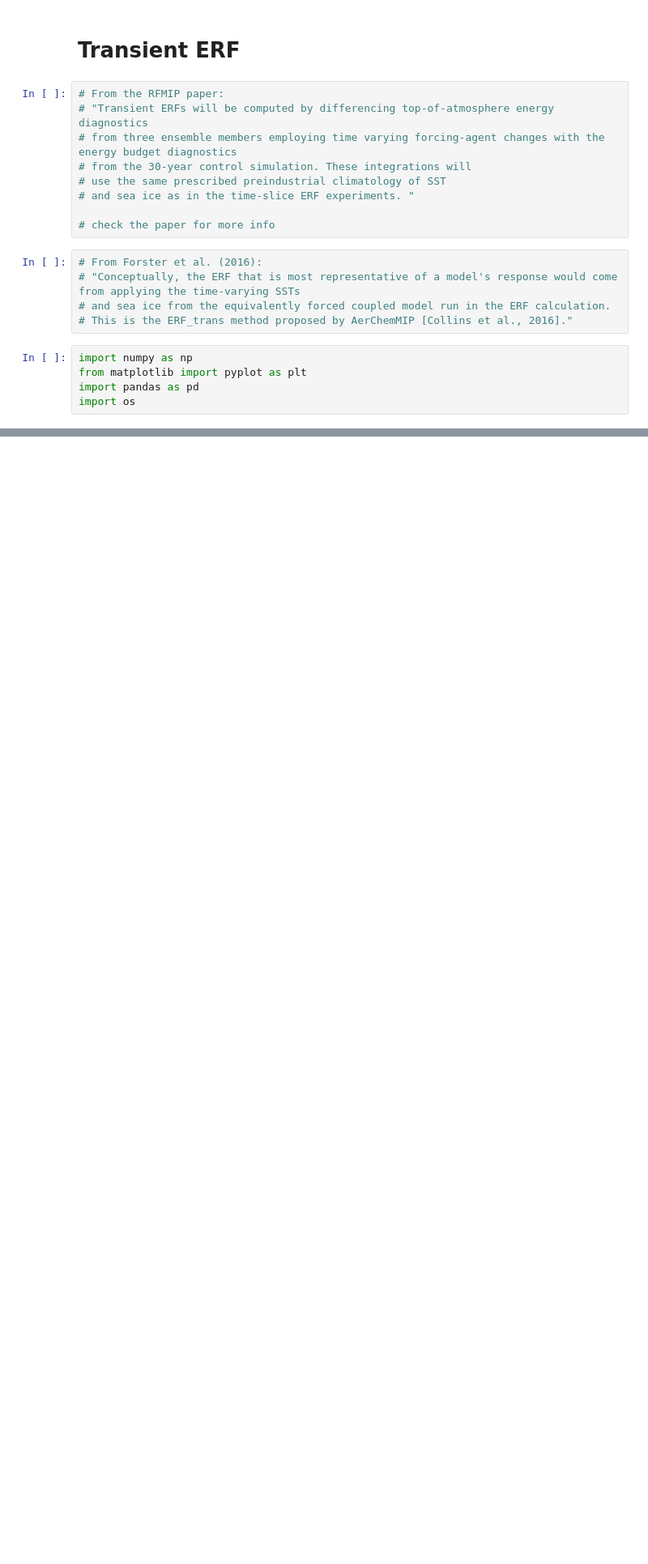
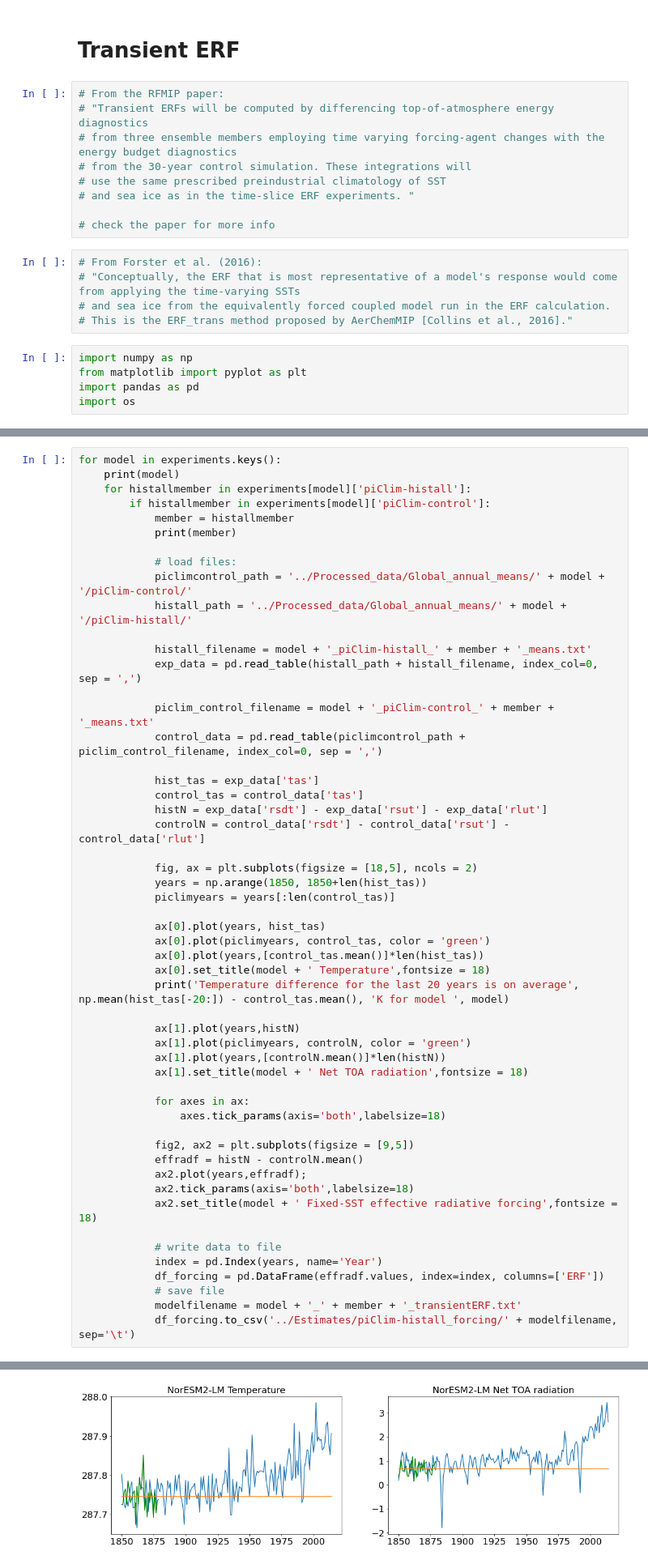
Before and after one commit to Hegebf/CMIP6-forcing, a Jupyter notebook: notebooks/TransientERF.ipynb, the cells around one changed output, grey strips where cells are left out. Shown at 81% size. Drawn from its saved outputs; the diff is of its cells as text; blank space fills up the shorter version.

Commit message:
Computed Transient ERF

```diff
--- a/notebooks/TransientERF.ipynb
+++ b/notebooks/TransientERF.ipynb
@@ -113,0 +138,54 @@ controlN.plot()
+# %%
+for model in experiments.keys():
+    print(model)
+    for histallmember in experiments[model]['piClim-histall']:
+        if histallmember in experiments[model]['piClim-control']:
+            member = histallmember
+            print(member)
+
+            # load files:
+            piclimcontrol_path = '../Processed_data/Global_annual_means/' + model + '/piClim-control/'
+            histall_path = '../Processed_data/Global_annual_means/' + model + '/piClim-histall/'
+
+            histall_filename = model + '_piClim-histall_' + member + '_means.txt'
+            exp_data = pd.read_table(histall_path + histall_filename, index_col=0, sep = ',')
+
+            piclim_control_filename = model + '_piClim-control_' + member + '_means.txt'
+            control_data = pd.read_table(piclimcontrol_path + piclim_control_filename, index_col=0, sep = ',')
+
+            hist_tas = exp_data['tas']
+            control_tas = control_data['tas']
+            histN = exp_data['rsdt'] - exp_data['rsut'] - exp_data['rlut']
+            controlN = control_data['rsdt'] - control_data['rsut'] - control_data['rlut']
+
+            fig, ax = plt.subplots(figsize = [18,5], ncols = 2)
+            years = np.arange(1850, 1850+len(hist_tas))
+            piclimyears = years[:len(control_tas)]
+
+            ax[0].plot(years, hist_tas)
+            ax[0].plot(piclimyears, control_tas, color = 'green')
+            ax[0].plot(years,[control_tas.mean()]*len(hist_tas))
+            ax[0].set_title(model + ' Temperature',fontsize = 18)
+            print('Temperature difference for the last 20 years is on average', np.mean(hist_tas[-20:]) - control_tas.mean(), 'K for model ', model)
+
+            ax[1].plot(years,histN)
+            ax[1].plot(piclimyears, controlN, color = 'green')
+            ax[1].plot(years,[controlN.mean()]*len(histN))
+            ax[1].set_title(model + ' Net TOA radiation',fontsize = 18)
+
+            for axes in ax:
+                axes.tick_params(axis='both',labelsize=18)
+
+            fig2, ax2 = plt.subplots(figsize = [9,5])
+            effradf = histN - controlN.mean()
+            ax2.plot(years,effradf);
+            ax2.tick_params(axis='both',labelsize=18)
+            ax2.set_title(model + ' Fixed-SST effective radiative forcing',fontsize = 18)
+
+            # write data to file
+            index = pd.Index(years, name='Year')
+            df_forcing = pd.DataFrame(effradf.values, index=index, columns=['ERF'])
+            # save file
+            modelfilename = model + '_' + member + '_transientERF.txt'
+            df_forcing.to_csv('../Estimates/piClim-histall_forcing/' + modelfilename, sep='\t')
+# %% [output]
@@ -113,0 +209 @@ controlN.plot()
+[figure, added]
```
Also changed, not shown: parts of 15 cells of this notebook, 11 other files.
